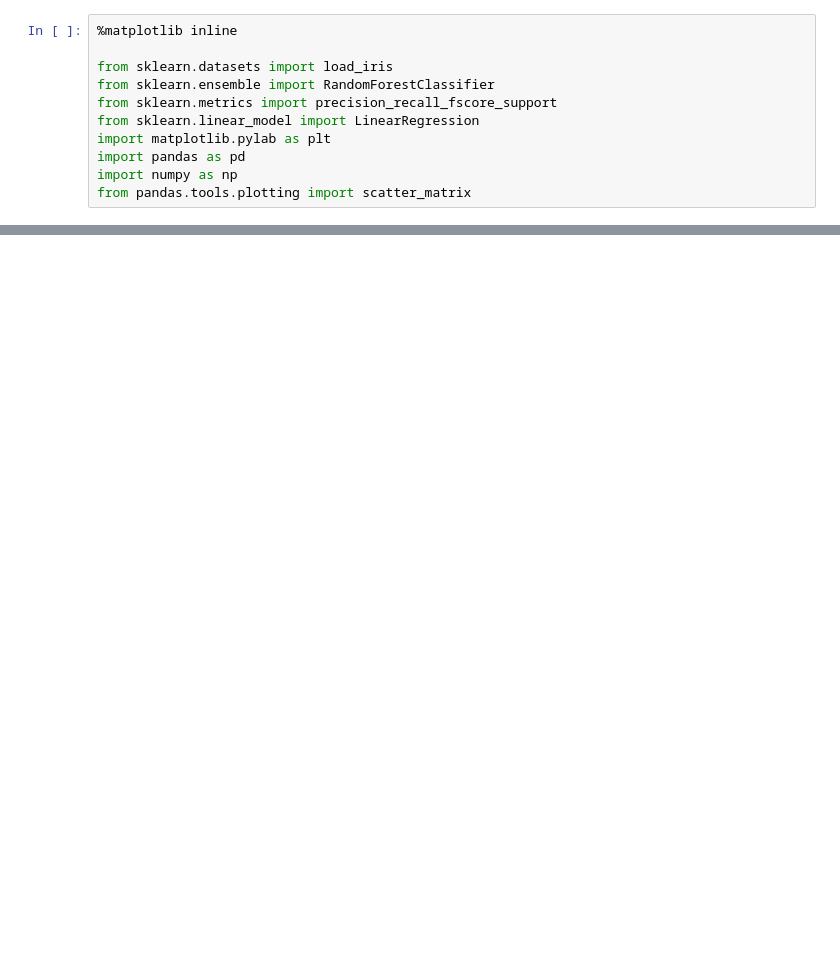
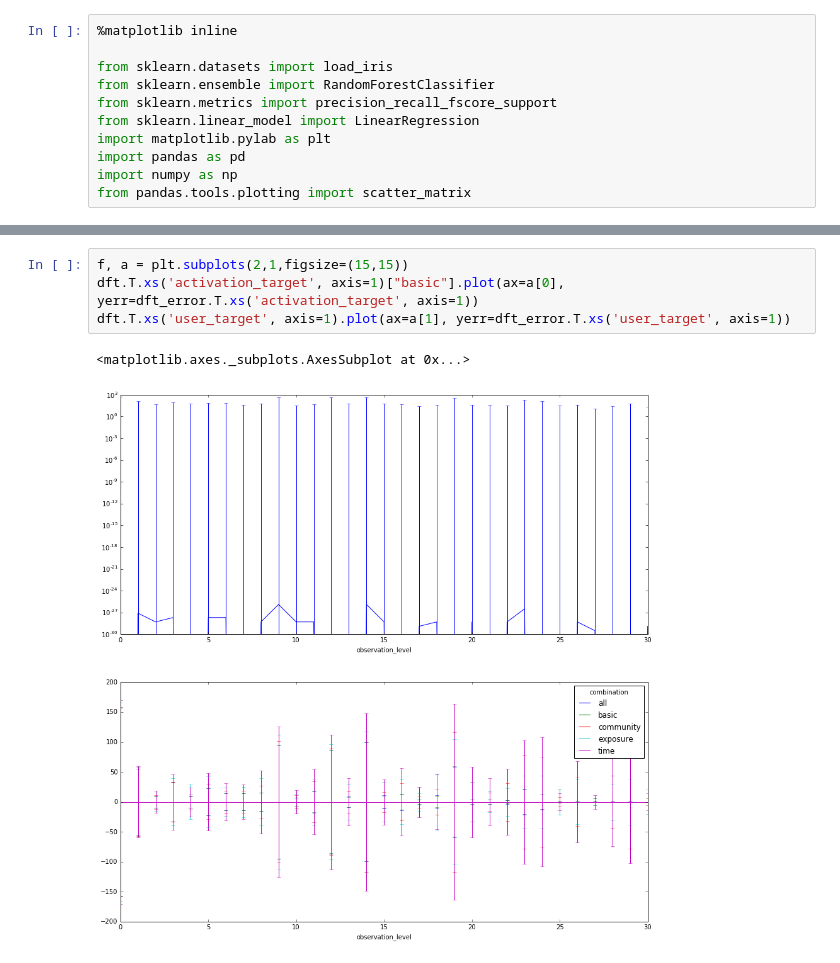
Before and after one commit to danjamker/DiffusionSimulation, a Jupyter notebook: notebook/Regression Visulisation.ipynb, the cells around one changed output, grey strips where cells are left out. Saved outputs shown, nothing was run; the diff lists cells and outputs as text; blank space fills up the shorter version.

```diff
--- a/notebook/Regression Visulisation.ipynb
+++ b/notebook/Regression Visulisation.ipynb
@@ -57,2 +63,9 @@ dft.unstack().T
+# %%
+f, a = plt.subplots(2,1,figsize=(15,15))
+dft.T.xs('activation_target', axis=1)["basic"].plot(ax=a[0], yerr=dft_error.T.xs('activation_target', axis=1))
+dft.T.xs('user_target', axis=1).plot(ax=a[1], yerr=dft_error.T.xs('user_target', axis=1))
+# %% [output]
+<matplotlib.axes._subplots.AxesSubplot at 0x...>
+[figure, added]
 # %%
 f, a = plt.subplots(2,1,figsize=(15,15))
```
Also changed, not shown: parts of 6 cells of this notebook, 3 other files.
